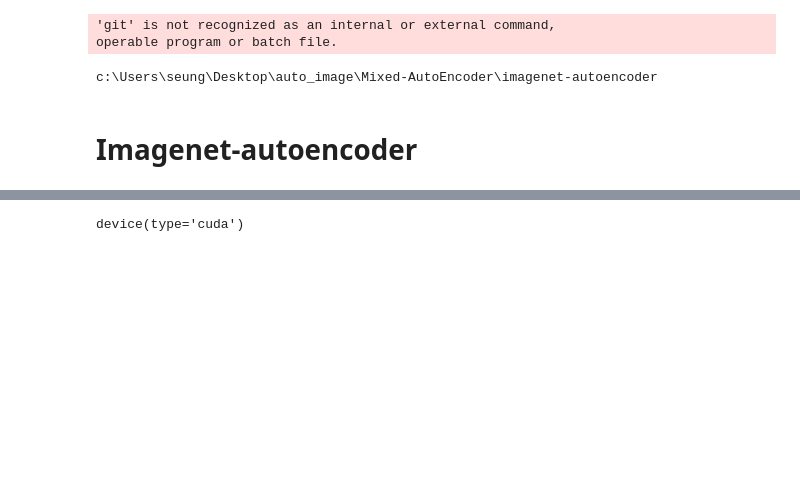
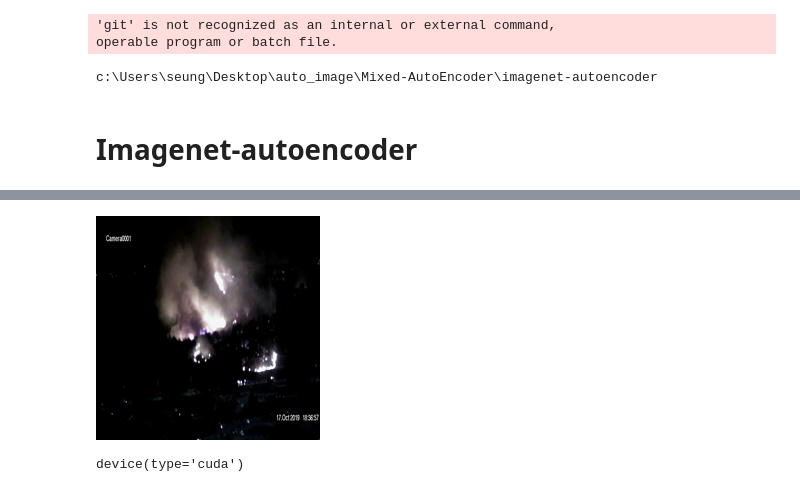
Before and after one commit to HoodBlack/Mixed-AutoEncoder, a Jupyter notebook: main.ipynb, the cells around one changed output, grey strips where cells are left out. Cells and saved outputs as stored; diff of their text form; code cells hidden in the pictures; blank space fills up the shorter version.

```diff
--- a/main.ipynb
+++ b/main.ipynb
@@ -64,0 +61,4 @@ data
+# %%
+Image.open(data['path'][0]).resize((224,224))
+# %% [output]
+[figure, added]
```
Also changed, not shown: parts of 45 cells of this notebook.
